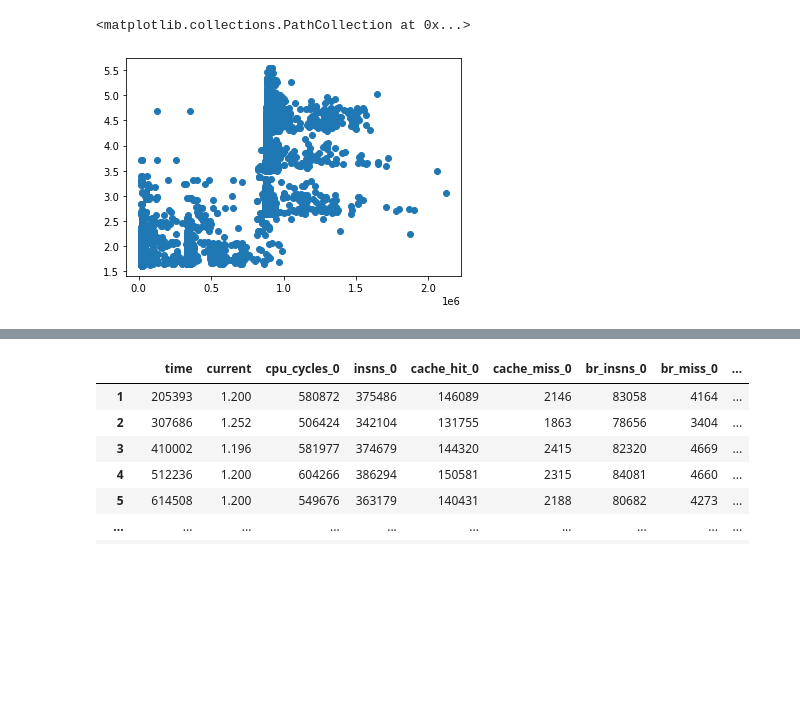
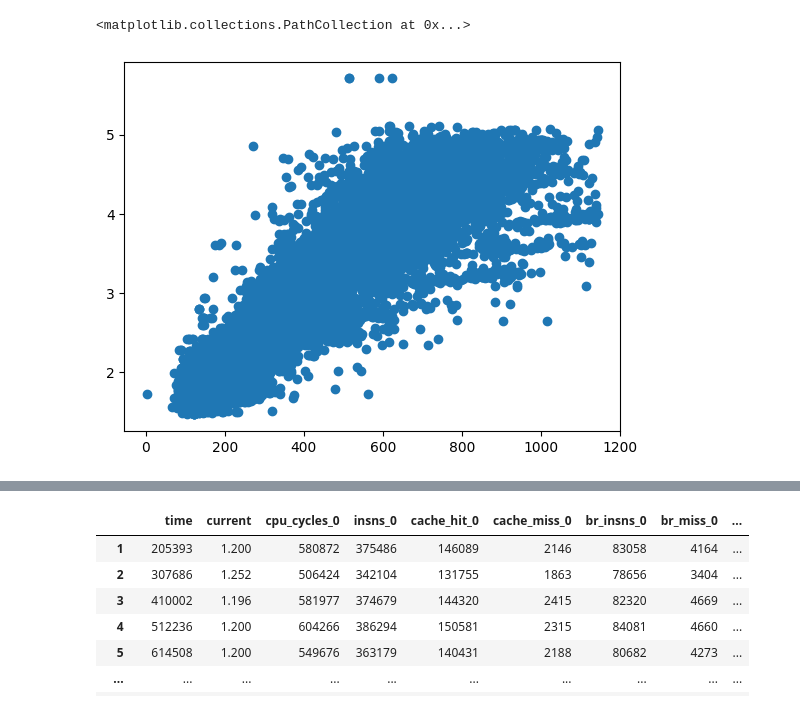
Before and after one commit to radshield/raspi-sel, a Jupyter notebook: analysis/perf_numa.ipynb, the cells around one changed output, grey strips where cells are left out. Cells and saved outputs as stored; diff of their text form; code cells hidden in the pictures; blank space fills up the shorter version.

```diff
--- a/analysis/perf_numa.ipynb
+++ b/analysis/perf_numa.ipynb
@@ -87,20 +87,20 @@ plt.plot(cpu_df['cpu_cycles_1'].values.reshape(-1, 1),
 #filtering out outliers to better see patterns in cpu_cycles
 
 # calculate IQR for column A
-Q1 = cpu_df['cpu_cycles_1'].quantile(0.25)
-Q3 = cpu_df['cpu_cycles_1'].quantile(0.75)
+Q1 = cpu_df['clock_speed'].quantile(0.25)
+Q3 = cpu_df['clock_speed'].quantile(0.75)
 IQR = Q3 - Q1
 
 # identify outliers
 threshold = 1.5
-outliers = cpu_df[(cpu_df['cpu_cycles_1'] < Q1 - threshold * IQR) | (cpu_df['cpu_cycles_1'] > Q3 + threshold * IQR)]
+outliers = cpu_df[(cpu_df['clock_speed'] < Q1 - threshold * IQR) | (cpu_df['clock_speed'] > Q3 + threshold * IQR)]
 # %%
 filtered_cpu = cpu_df.drop(outliers.index)
 # %%
-plt.scatter(filtered_cpu["cpu_cycles_1"].values.reshape(-1, 1),
+plt.scatter(filtered_cpu["clock_speed"].values.reshape(-1, 1),
             filtered_cpu['current'].values.reshape(-1, 1))
 # %% [output]
 <matplotlib.collections.PathCollection at 0x...>
-[figure, old version]
+[figure, new version]
 # %%
 plt.plot(cpu_df["time"].values.reshape(-1, 1),
```
Also changed, not shown: parts of 12 cells of this notebook.
